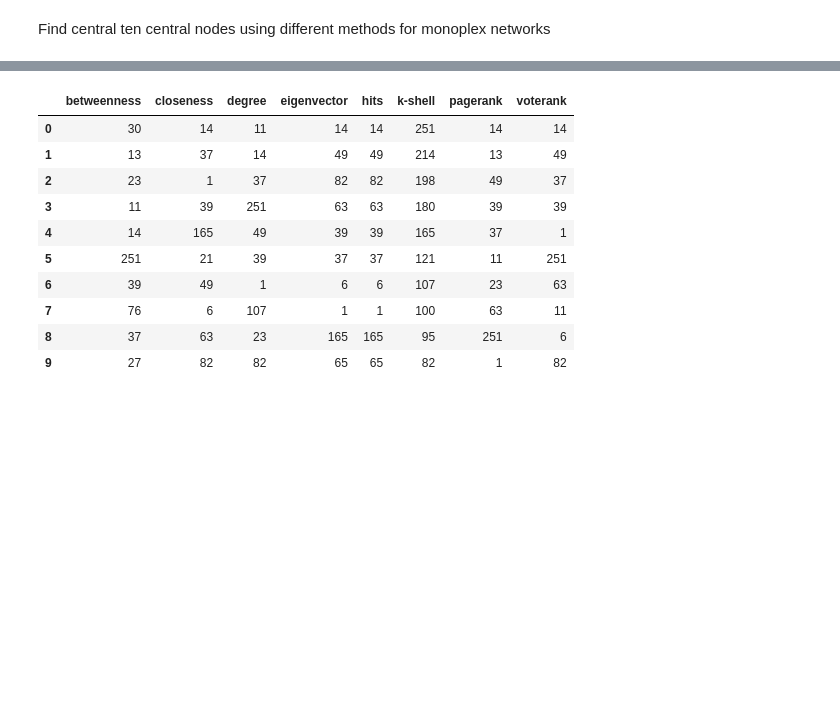
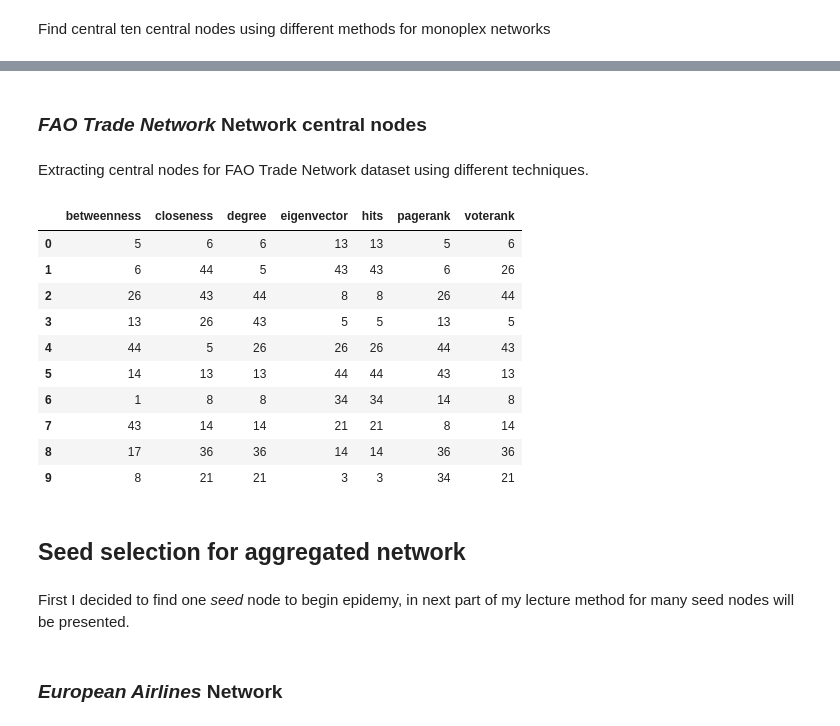
Before and after one commit to filip141/nettools, a Jupyter notebook: notebooks/centrality_real.ipynb, the cells around one changed output, grey strips where cells are left out. Drawn from its saved outputs; the diff is of its cells as text; code cells hidden in the pictures; blank space fills up the shorter version.

```diff
--- a/notebooks/centrality_real.ipynb
+++ b/notebooks/centrality_real.ipynb
@@ -91,2 +94,14 @@ agg_net_fao = im_fao.agg_net
 # %% [markdown]
 Find central ten central nodes using different methods for monoplex networks
+# %%
+cent_dict_eu = {}
+cent_dict_eu_15 = {}
+cm_eu = CentralityMeasure(agg_net_eu)
+for method in NX_CENTRALITY.keys():
+    results = cm_eu.network_cn(method)
+    if method == 'hits':
+        results = results[1]
+    best_nodes = sorted(results.items(), key=lambda x: x[1])[::-1]
+    cent_dict_eu[method] = [cnt[0] for cnt in best_nodes]
+    cent_dict_eu_15[method] = [cnt[0] for cnt in best_nodes[:15]]
+pd.DataFrame.from_dict(cent_dict_eu_15)
@@ -92,0 +129,12 @@ Find central ten central nodes using different methods for monoplex networks
+# %%
+cent_dict_lt = {}
+cent_dict_lt_15 = {}
+cm_lt = CentralityMeasure(agg_net_lt)
+for method in NX_CENTRALITY.keys():
+    results = cm_lt.network_cn(method)
+    if method == 'hits':
+        results = results[1]
+    best_nodes = sorted(results.items(), key=lambda x: x[1])[::-1]
+    cent_dict_lt[method] = [cnt[0] for cnt in best_nodes]
+    cent_dict_lt_15[method] = [cnt[0] for cnt in best_nodes[:15]]
+pd.DataFrame.from_dict(cent_dict_lt_15)
@@ -93,22 +158,34 @@ Find central ten central nodes using different methods for monoplex networks
+# %% [markdown]
+### *FAO Trade Network* Network central nodes
+# %% [markdown]
+Extracting central nodes for FAO Trade Network dataset using different techniques.
 # %%
-cent_dict = {}
-cm_eu = CentralityMeasure(agg_net_eu)
+cent_dict_fao = {}
+cm_fao = CentralityMeasure(agg_net_fao)
 for method in NX_CENTRALITY.keys():
-    results = cm_eu.network_cn(method)
+    if method == 'k-shell':
+        continue
+    results = cm_fao.network_cn(method)
     if method == 'hits':
         results = results[1]
     best_10 = sorted(results.items(), key=lambda x: x[1])[::-1][:10]
-    cent_dict[method] = [cnt[0] for cnt in best_10]
+    cent_dict_fao[method] = [cnt[0] for cnt in best_10]
 pd.DataFrame.from_dict(cent_dict)
 # %% [output]
-|  | betweenness | closeness | degree | eigenvector | hits | k-shell | pagerank | voterank |
-| 0 | 30 | 14 | 11 | 14 | 14 | 251 | 14 | 14 |
-| 1 | 13 | 37 | 14 | 49 | 49 | 214 | 13 | 49 |
-| 2 | 23 | 1 | 37 | 82 | 82 | 198 | 49 | 37 |
-| 3 | 11 | 39 | 251 | 63 | 63 | 180 | 39 | 39 |
-| 4 | 14 | 165 | 49 | 39 | 39 | 165 | 37 | 1 |
-| 5 | 251 | 21 | 39 | 37 | 37 | 121 | 11 | 251 |
-| 6 | 39 | 49 | 1 | 6 | 6 | 107 | 23 | 63 |
-| 7 | 76 | 6 | 107 | 1 | 1 | 100 | 63 | 11 |
-| 8 | 37 | 63 | 23 | 165 | 165 | 95 | 251 | 6 |
-| 9 | 27 | 82 | 82 | 65 | 65 | 82 | 1 | 82 |
+|  | betweenness | closeness | degree | eigenvector | hits | pagerank | voterank |
+| 0 | 5 | 6 | 6 | 13 | 13 | 5 | 6 |
+| 1 | 6 | 44 | 5 | 43 | 43 | 6 | 26 |
+| 2 | 26 | 43 | 44 | 8 | 8 | 26 | 44 |
+| 3 | 13 | 26 | 43 | 5 | 5 | 13 | 5 |
+| 4 | 44 | 5 | 26 | 26 | 26 | 44 | 43 |
+| 5 | 14 | 13 | 13 | 44 | 44 | 43 | 13 |
+| 6 | 1 | 8 | 8 | 34 | 34 | 14 | 8 |
+| 7 | 43 | 14 | 14 | 21 | 21 | 8 | 14 |
+| 8 | 17 | 36 | 36 | 14 | 14 | 36 | 36 |
+| 9 | 8 | 21 | 21 | 3 | 3 | 34 | 21 |
+# %% [markdown]
+## Seed selection for aggregated network
+# %% [markdown]
+First I decided to find one *seed* node to begin epidemy, in next part of my lecture method for many seed nodes will be presented.
+# %% [markdown]
+### *European Airlines* Network
```
Also changed, not shown: parts of 14 cells of this notebook.
